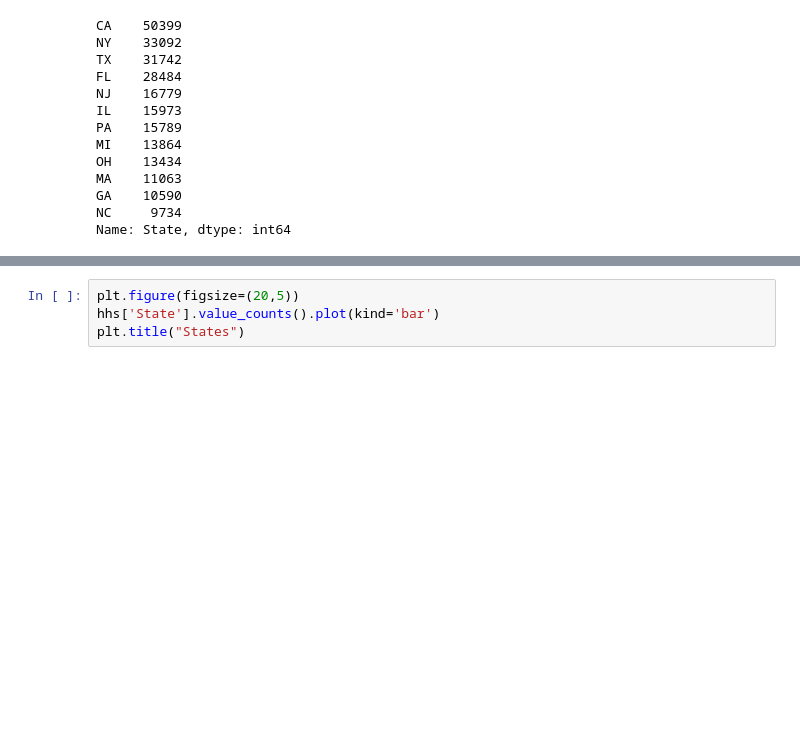
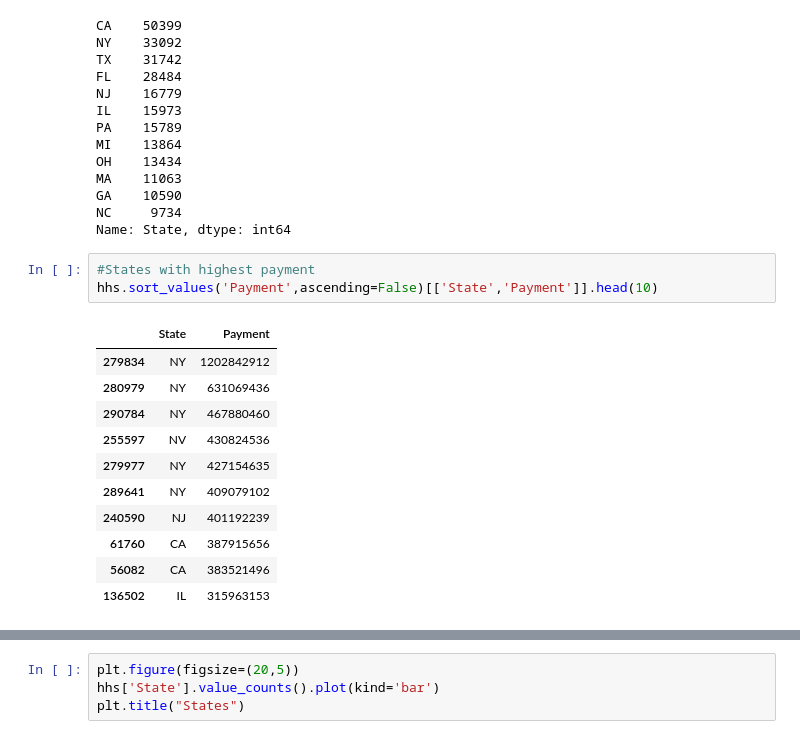
Before and after one commit to Axirts/team_dolphin_grey, a Jupyter notebook: code/data_cleaning_eda.ipynb, the cells around one changed output, grey strips where cells are left out. Drawn from its saved outputs; the diff is of its cells as text; blank space fills up the shorter version.

```diff
--- a/code/data_cleaning_eda.ipynb
+++ b/code/data_cleaning_eda.ipynb
@@ -80,3 +69,18 @@ MA    11063
 GA    10590
 NC     9734
 Name: State, dtype: int64
+# %%
+#States with highest payment
+hhs.sort_values('Payment',ascending=False)[['State','Payment']].head(10)
+# %% [output]
+|  | State | Payment |
+| 279834 | NY | 1202842912 |
+| 280979 | NY | 631069436 |
+| 290784 | NY | 467880460 |
+| 255597 | NV | 430824536 |
+| 279977 | NY | 427154635 |
+| 289641 | NY | 409079102 |
+| 240590 | NJ | 401192239 |
+| 61760 | CA | 387915656 |
+| 56082 | CA | 383521496 |
+| 136502 | IL | 315963153 |
```
Also changed, not shown: parts of 24 cells of this notebook.
